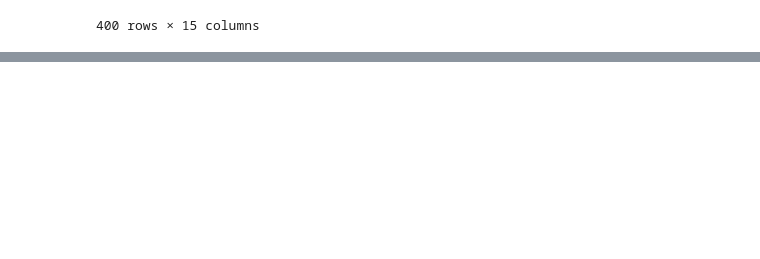
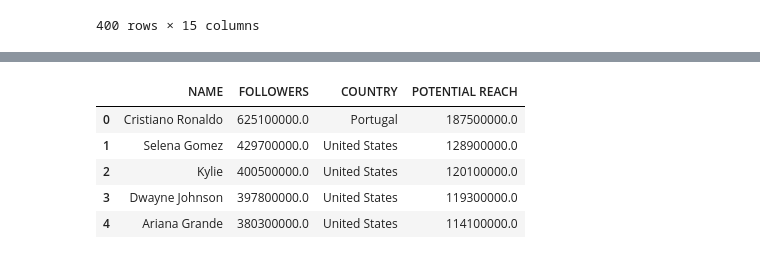
Before and after one commit to htojyy/proj-3-grp-4, a Jupyter notebook: Top100_Influencers.ipynb, the cells around one changed output, grey strips where cells are left out. Cells and saved outputs as stored; diff of their text form; code cells hidden in the pictures; blank space fills up the shorter version.

```diff
--- a/Top100_Influencers.ipynb
+++ b/Top100_Influencers.ipynb
@@ -230,3 +230,9 @@ See the caveats in the documentation: https://pandas.pydata.org/pandas-docs/stab
 | 398 | 661525a2ae9afb9f5986ba13 | 99 | Mikecrack @UCqJ5zFEED1hWs0KNQCQuYdQ | 32.2M | 0.6% | Spain |  | 9.7M | ... |
 | 399 | 661525a2ae9afb9f5986ba14 | 100 | Saregama Music @UC_A7K2dXFsTMAciG... | 32.1M | - | India |  | 9.6M | ... |
 400 rows × 15 columns
+# %%
+client = MongoClient('mongodb://localhost:27017/')
+db = client['influencers']
+collection = db.all_platforms
+df = pd.DataFrame(list(collection.find()))
+df.head()
@@ -232,0 +246,12 @@ See the caveats in the documentation: https://pandas.pydata.org/pandas-docs/stab
+# %%
+df_platform = df.loc[df['Social Media Platform'] == 'Instagram']
+
+platform_df = df_platform[['NAME','FOLLOWERS','COUNTRY','POTENTIAL REACH']]
+platform_df.head()
+# %% [output]
+|  | NAME | FOLLOWERS | COUNTRY | POTENTIAL REACH |
+| 0 | Cristiano Ronaldo | 625100000.0 | Portugal | 187500000.0 |
+| 1 | Selena Gomez | 429700000.0 | United States | 128900000.0 |
+| 2 | Kylie | 400500000.0 | United States | 120100000.0 |
+| 3 | Dwayne Johnson | 397800000.0 | United States | 119300000.0 |
+| 4 | Ariana Grande | 380300000.0 | United States | 114100000.0 |
```
Also changed, not shown: parts of 3 cells of this notebook, 3 other files.
